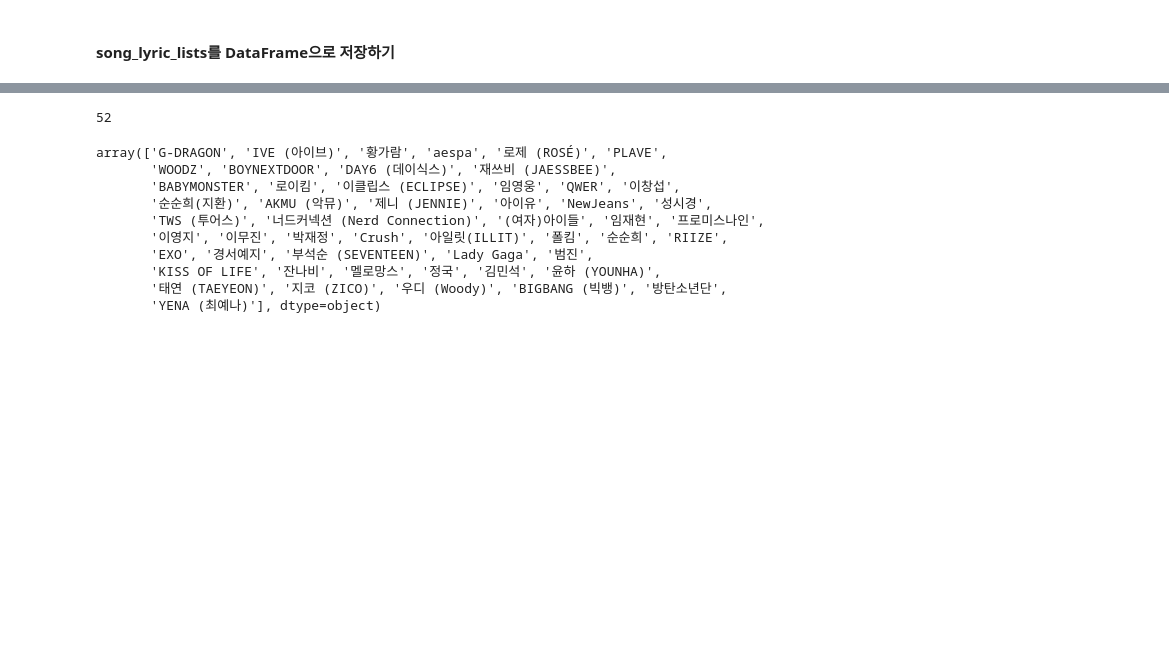
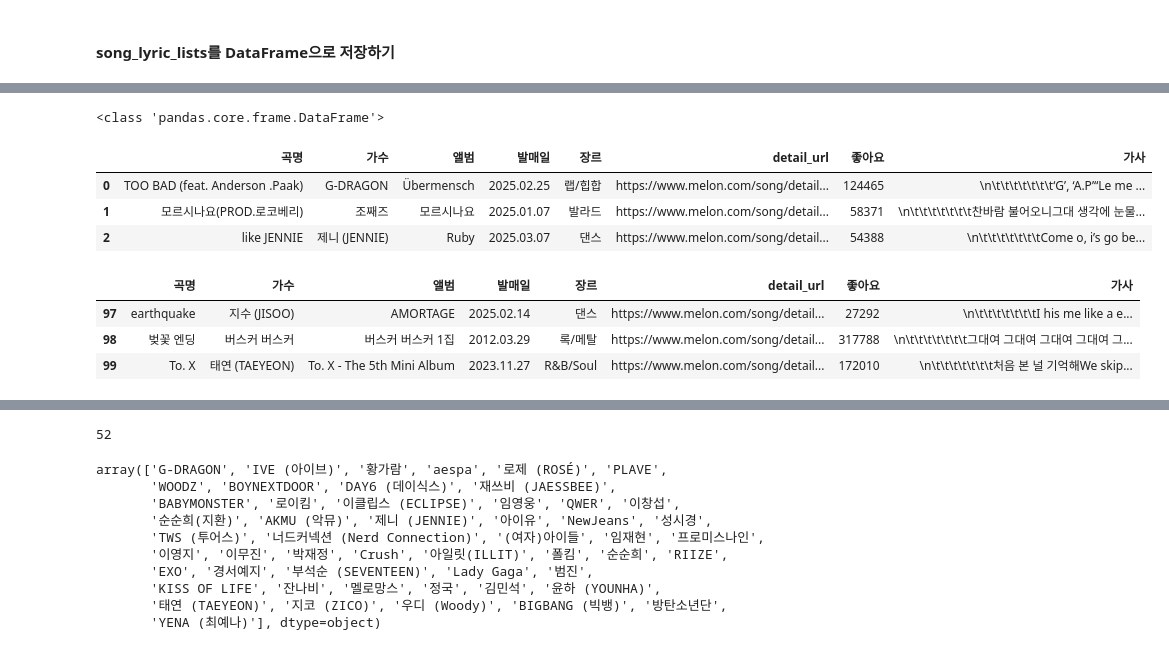
Before and after one commit to ikh0120/python_Webscraping_Analysis, a Jupyter notebook: 04.Melon100차트_데이터파싱_DB저장.ipynb, the cells around one changed output, grey strips where cells are left out. Drawn from its saved outputs; the diff is of its cells as text; code cells hidden in the pictures; blank space fills up the shorter version.

Commit message:
Melon Chart 2 수정 전, Melon Chart 4,5,6

```diff
--- a/04.Melon100차트_데이터파싱_DB저장.ipynb
+++ b/04.Melon100차트_데이터파싱_DB저장.ipynb
@@ -242,0 +227,20 @@ Name: count, dtype: int64
+# %%
+import pandas as pd
+
+song_df = pd.read_json('data/songs100.json')
+
+print(type(song_df))
+song_df.head(3) # 기본적으로 5건의 데이터를 뿌려줌
+# %% [output]
+<class 'pandas.core.frame.DataFrame'>
+|  | 곡명 | 가수 | 앨범 | 발매일 | 장르 | detail_url | 좋아요 | 가사 |
+| 0 | TOO BAD (feat. Anderson .Paak) | G-DRAGON | Übermensch | 2025.02.25 | 랩/힙합 | https://www.melon.com/song/detail... | 124465 | \n\t\t\t\t\t\t\t‘G’, ‘A.P’“Le me ... |
+| 1 | 모르시나요(PROD.로코베리) | 조째즈 | 모르시나요 | 2025.01.07 | 발라드 | https://www.melon.com/song/detail... | 58371 | \n\t\t\t\t\t\t\t찬바람 불어오니그대 생각에 눈물... |
+| 2 | like JENNIE | 제니 (JENNIE) | Ruby | 2025.03.07 | 댄스 | https://www.melon.com/song/detail... | 54388 | \n\t\t\t\t\t\t\tCome o, i’s go be... |
+# %%
+song_df.tail(3) # 기본적으로 마지막 5곡을 뿌려줌줌
+# %% [output]
+|  | 곡명 | 가수 | 앨범 | 발매일 | 장르 | detail_url | 좋아요 | 가사 |
+| 97 | earthquake | 지수 (JISOO) | AMORTAGE | 2025.02.14 | 댄스 | https://www.melon.com/song/detail... | 27292 | \n\t\t\t\t\t\t\tI his me like a e... |
+| 98 | 벚꽃 엔딩 | 버스커 버스커 | 버스커 버스커 1집 | 2012.03.29 | 록/메탈 | https://www.melon.com/song/detail... | 317788 | \n\t\t\t\t\t\t\t그대여 그대여 그대여 그대여 그... |
+| 99 | To. X | 태연 (TAEYEON) | To. X - The 5th Mini Album | 2023.11.27 | R&B/Soul | https://www.melon.com/song/detail... | 172010 | \n\t\t\t\t\t\t\t처음 본 널 기억해We skip... |
```
Also changed, not shown: parts of 7 cells of this notebook, 1 other file.
